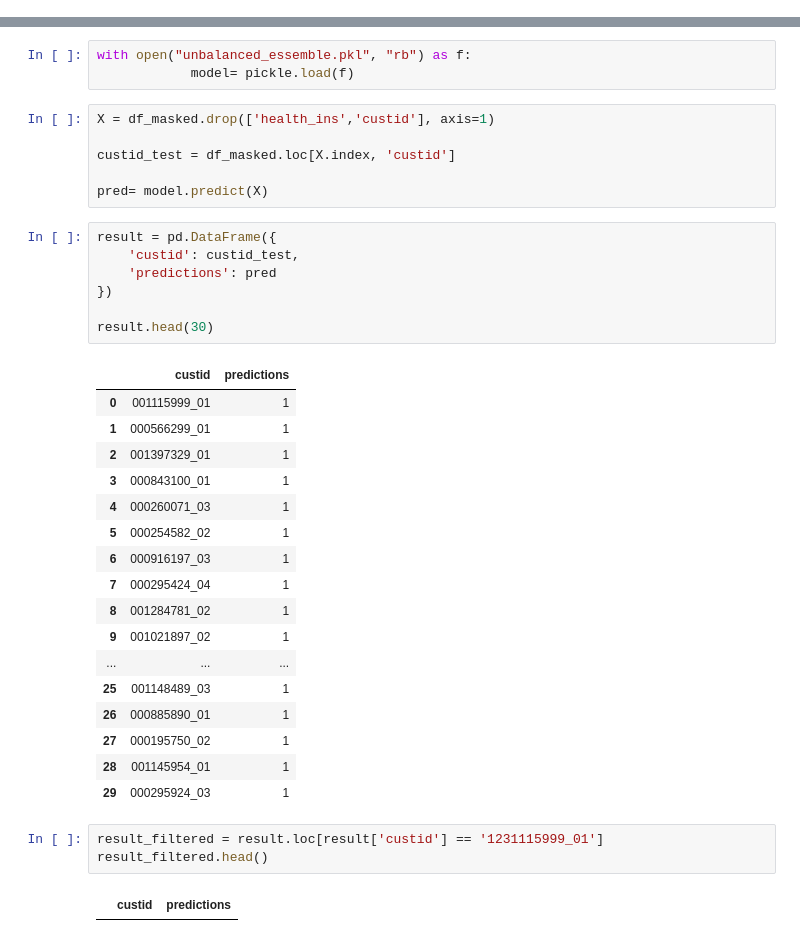
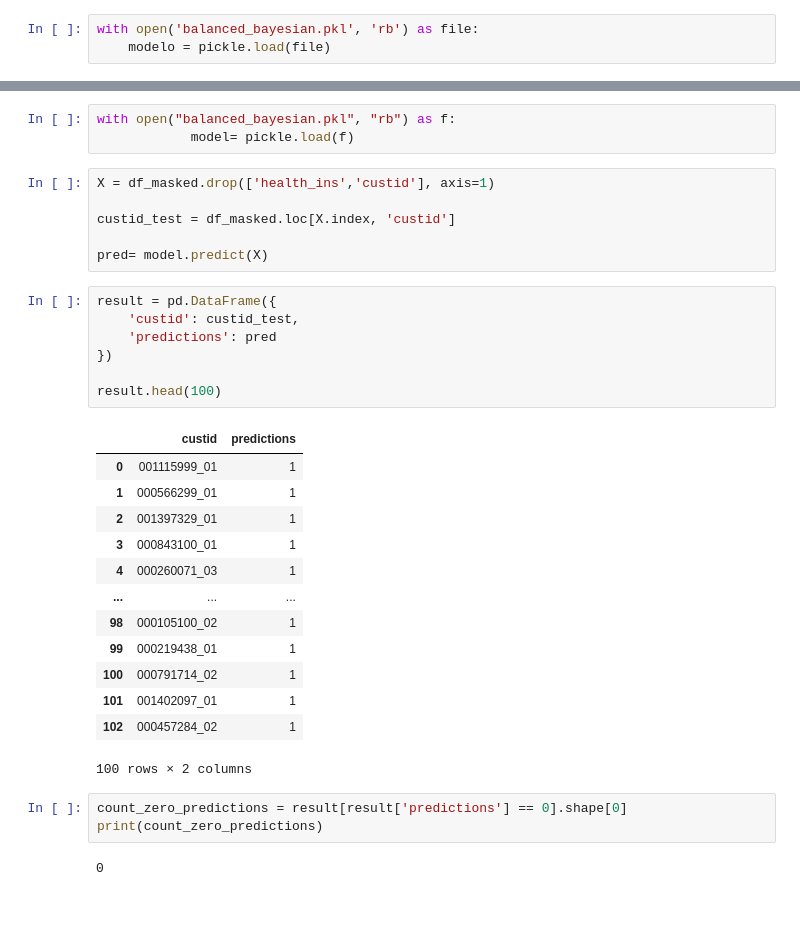
Before and after one commit to Barb02/IDS_project, a Jupyter notebook: customer.ipynb, the cells around one changed output, grey strips where cells are left out. Cells and saved outputs as stored; diff of their text form; blank space fills up the shorter version.

```diff
--- a/customer.ipynb
+++ b/customer.ipynb
@@ -1564,3 +1564,6 @@ weighted avg       0.90      0.70      0.76     14115
 ![tabela](tabela.png)
 # %% [markdown]
 ![image.png](attachment:image.png)
+# %%
+with open('balanced_bayesian.pkl', 'rb') as file:
+    modelo = pickle.load(file)
@@ -1624,5 +1621,5 @@ dtype: int64
 # %%
-with open("unbalanced_essemble.pkl", "rb") as f:
+with open("balanced_bayesian.pkl", "rb") as f:
             model= pickle.load(f)
 # %%
 X = df_masked.drop(['health_ins','custid'], axis=1)
@@ -1633,30 +1630,26 @@ pred= model.predict(X)
 # %%
 result = pd.DataFrame({
     'custid': custid_test,
     'predictions': pred
 })
 
-result.head(30)
+result.head(100)
 # %% [output]
 |  | custid | predictions |
 | 0 | 001115999_01 | 1 |
 | 1 | 000566299_01 | 1 |
 | 2 | 001397329_01 | 1 |
 | 3 | 000843100_01 | 1 |
 | 4 | 000260071_03 | 1 |
-| 5 | 000254582_02 | 1 |
-| 6 | 000916197_03 | 1 |
-| 7 | 000295424_04 | 1 |
-| 8 | 001284781_02 | 1 |
-| 9 | 001021897_02 | 1 |
 | ... | ... | ... |
-| 25 | 001148489_03 | 1 |
-| 26 | 000885890_01 | 1 |
-| 27 | 000195750_02 | 1 |
-| 28 | 001145954_01 | 1 |
-| 29 | 000295924_03 | 1 |
+| 98 | 000105100_02 | 1 |
+| 99 | 000219438_01 | 1 |
+| 100 | 000791714_02 | 1 |
+| 101 | 001402097_01 | 1 |
+| 102 | 000457284_02 | 1 |
+100 rows × 2 columns
-# %%
-result_filtered = result.loc[result['custid'] == '1231115999_01']
-result_filtered.head()
-# %% [output]
-|  | custid | predictions |
+# %%
+count_zero_predictions = result[result['predictions'] == 0].shape[0]
+print(count_zero_predictions)
+# %% [output]
+0
```
Also changed, not shown: parts of 3 cells of this notebook.
